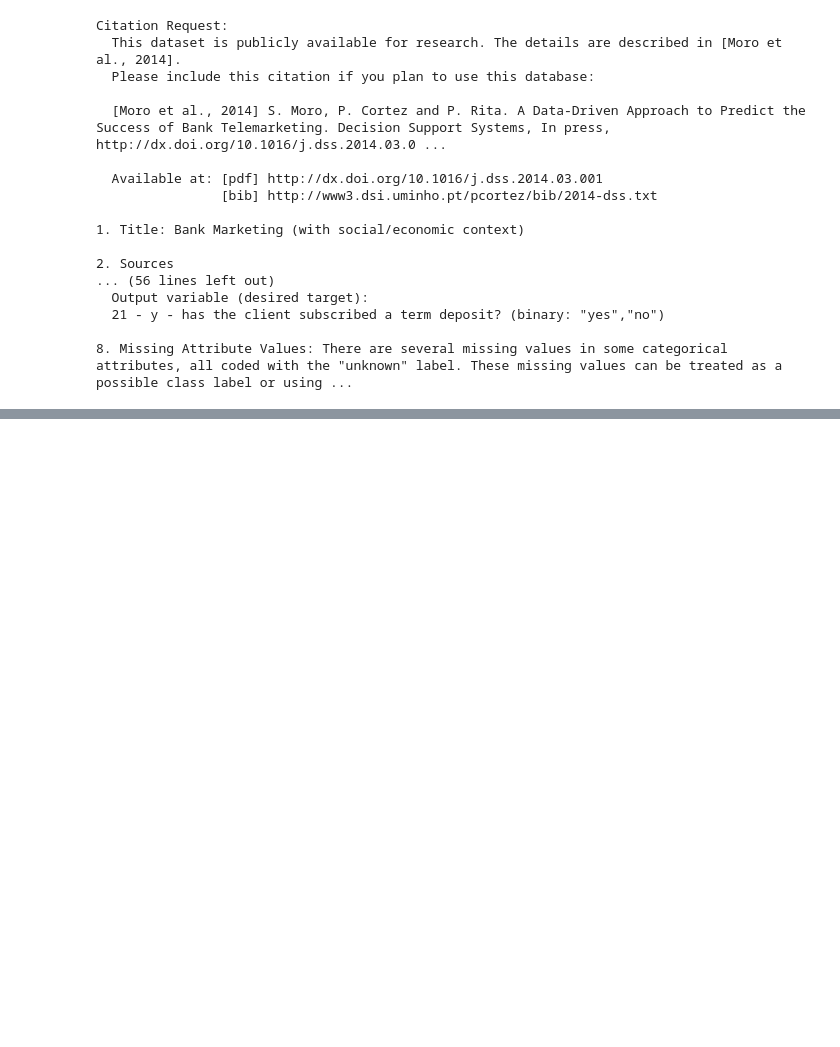
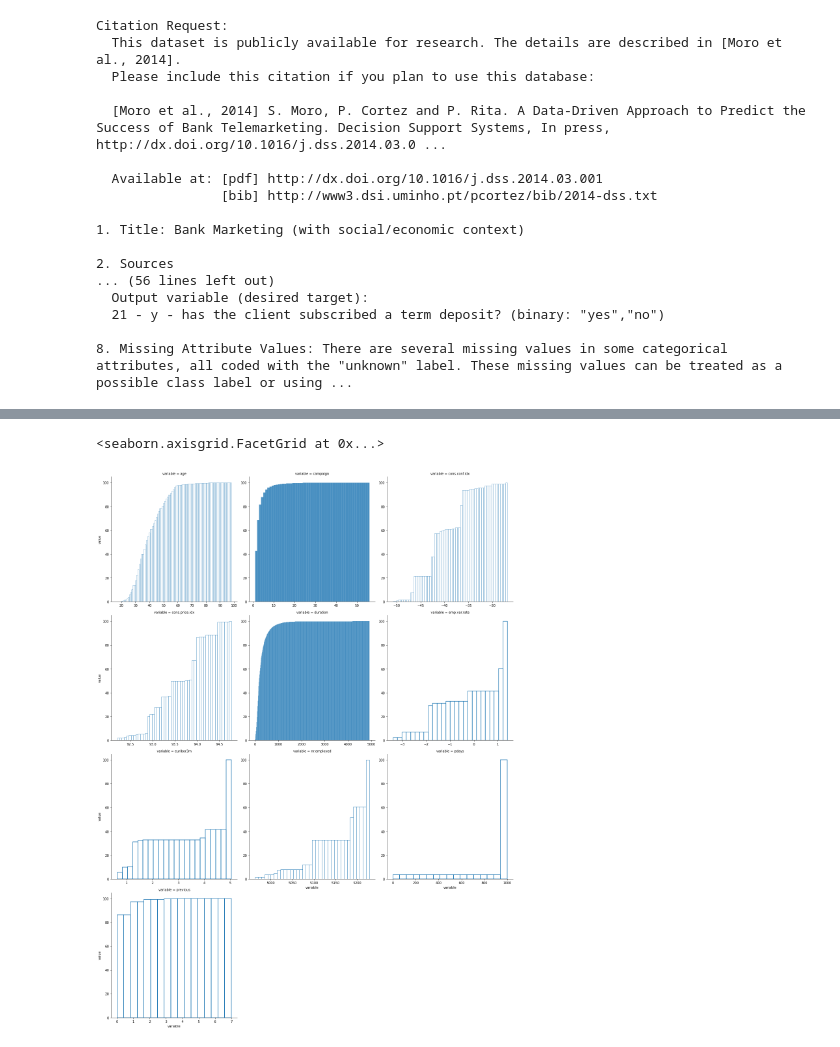
Before and after one commit to sivikt/dstrials, a Jupyter notebook: DSMP#1/2_eda/homework.ipynb, the cells around one changed output, grey strips where cells are left out. Drawn from its saved outputs; the diff is of its cells as text; code cells hidden in the pictures; blank space fills up the shorter version.

```diff
--- a/DSMP#1/2_eda/homework.ipynb
+++ b/DSMP#1/2_eda/homework.ipynb
@@ -141,0 +204,11 @@ numeric_long_data = pd.melt(data, id_vars=['observation_id'], value_vars=nominal
+# %%
+distplot_facet_grid(
+    data=numeric_long_data,
+    plots_for='variable',
+    values_col='value',
+    feature_plot_kws={k: dict(cumulative=True, fill=False, stat='percent') for k in numeric_features},
+    facet_kws=dict(height=6, col_wrap=3, sharex=False, sharey=False)
+)
+# %% [output]
+<seaborn.axisgrid.FacetGrid at 0x...>
+[figure, added]
```
Also changed, not shown: parts of 30 cells of this notebook, 1 other file.
